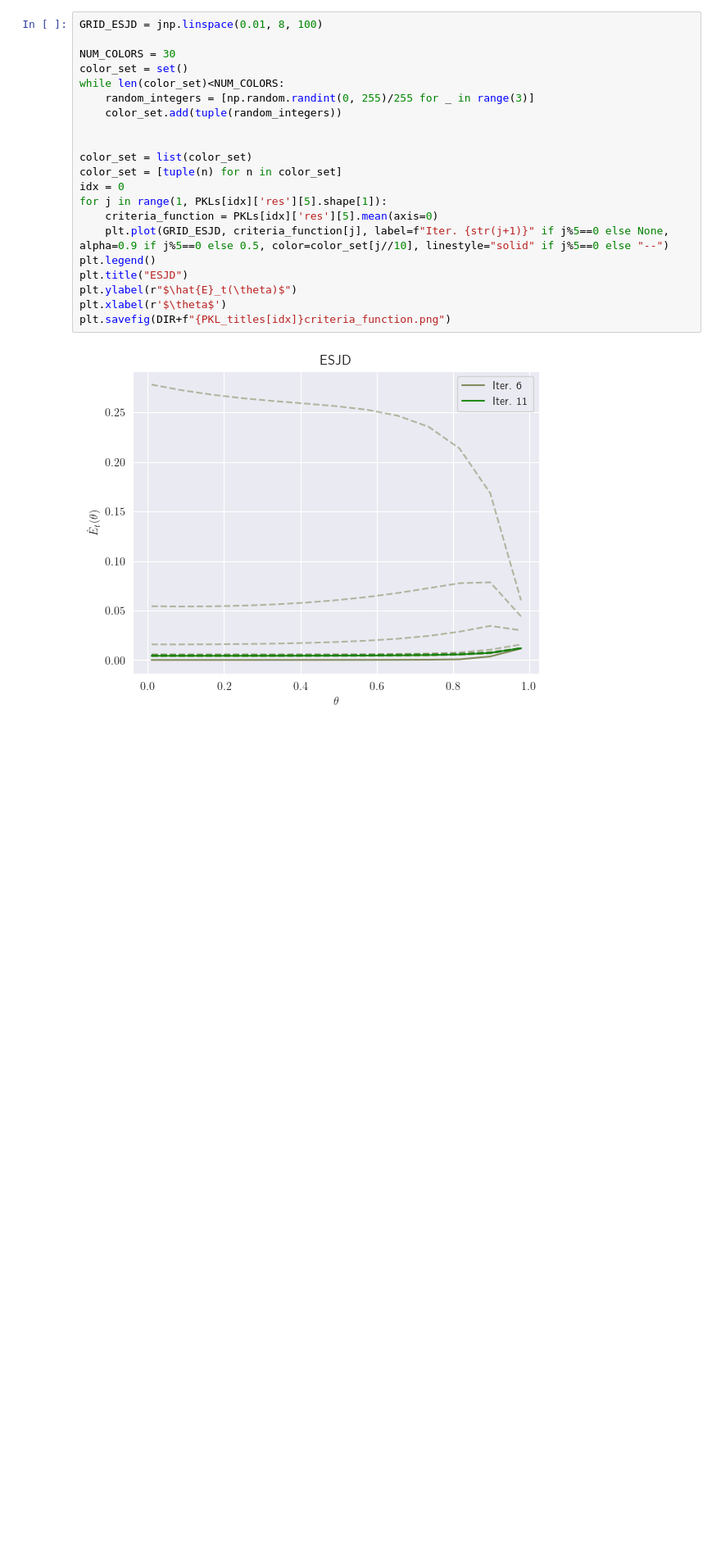
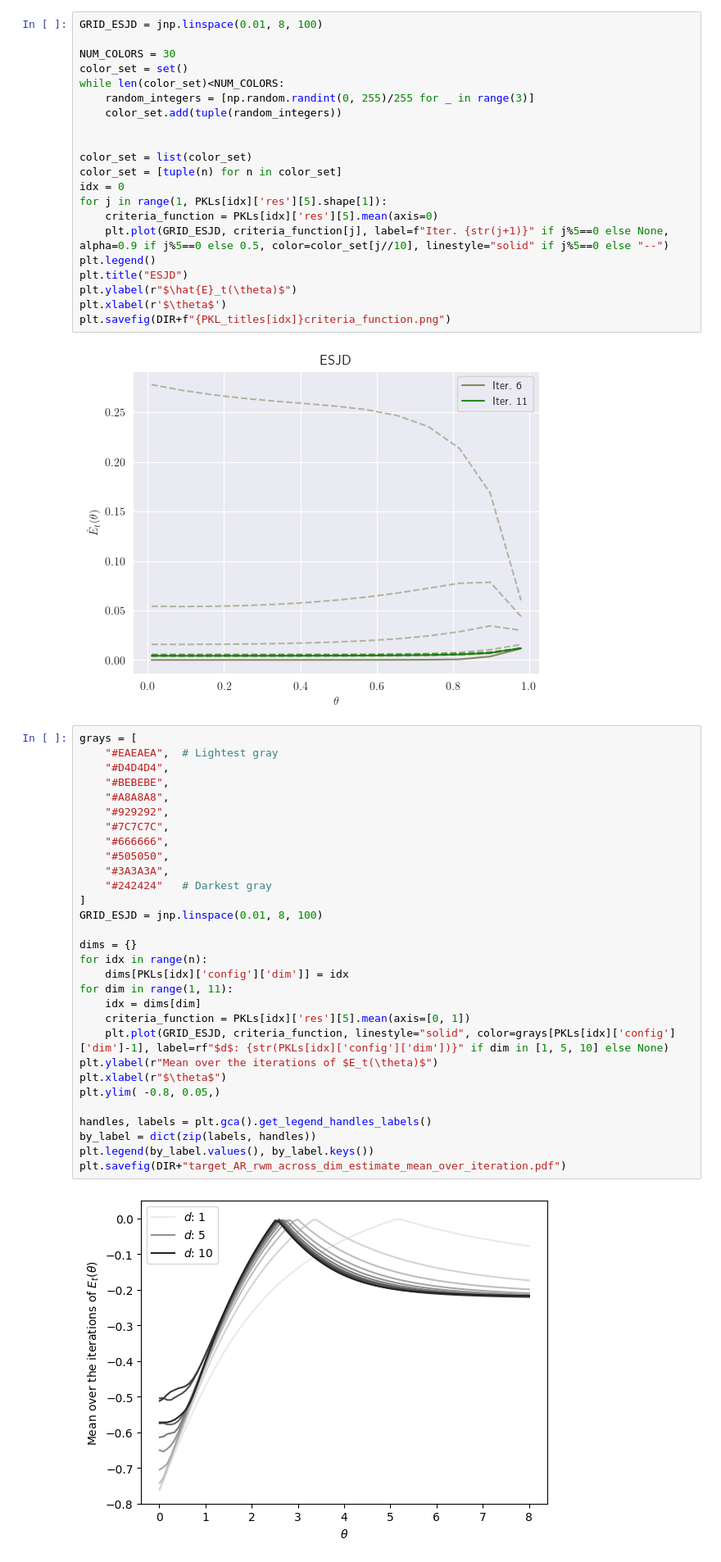
Before and after one commit to ylefay/adaptive_smc_tempering, a Jupyter notebook: adaptive_smc/experiments_bis/esjd_theta_star.ipynb, the cells around one changed output. Shown at 82% size. Saved outputs shown, nothing was run; the diff lists cells and outputs as text; blank space fills up the shorter version.

```diff
--- a/adaptive_smc/experiments_bis/esjd_theta_star.ipynb
+++ b/adaptive_smc/experiments_bis/esjd_theta_star.ipynb
@@ -115,3 +115,35 @@ plt.xlabel(r'$\theta$')
 plt.savefig(DIR+f"{PKL_titles[idx]}criteria_function.png")
 # %% [output]
 [figure]
+# %%
+grays = [
+    "#EAEAEA",  # Lightest gray
+    "#D4D4D4",
+    "#BEBEBE",
+    "#A8A8A8",
+    "#929292",
+    "#7C7C7C",
+    "#666666",
+    "#505050",
+    "#3A3A3A",
+    "#242424"   # Darkest gray
+]
+GRID_ESJD = jnp.linspace(0.01, 8, 100)
+
+dims = {}
+for idx in range(n):
+    dims[PKLs[idx]['config']['dim']] = idx
+for dim in range(1, 11):
+    idx = dims[dim]
+    criteria_function = PKLs[idx]['res'][5].mean(axis=[0, 1])
+    plt.plot(GRID_ESJD, criteria_function, linestyle="solid", color=grays[PKLs[idx]['config']['dim']-1], label=rf"$d$: {str(PKLs[idx]['config']['dim'])}" if dim in [1, 5, 10] else None)
+plt.ylabel(r"Mean over the iterations of $E_t(\theta)$")
+plt.xlabel(r"$\theta$")
+plt.ylim( -0.8, 0.05,)
+
+handles, labels = plt.gca().get_legend_handles_labels()
+by_label = dict(zip(labels, handles))
+plt.legend(by_label.values(), by_label.keys())
+plt.savefig(DIR+"target_AR_rwm_across_dim_estimate_mean_over_iteration.pdf")
+# %% [output]
+[figure, added]
```
Also changed, not shown: parts of 6 cells of this notebook, 5 other files.
